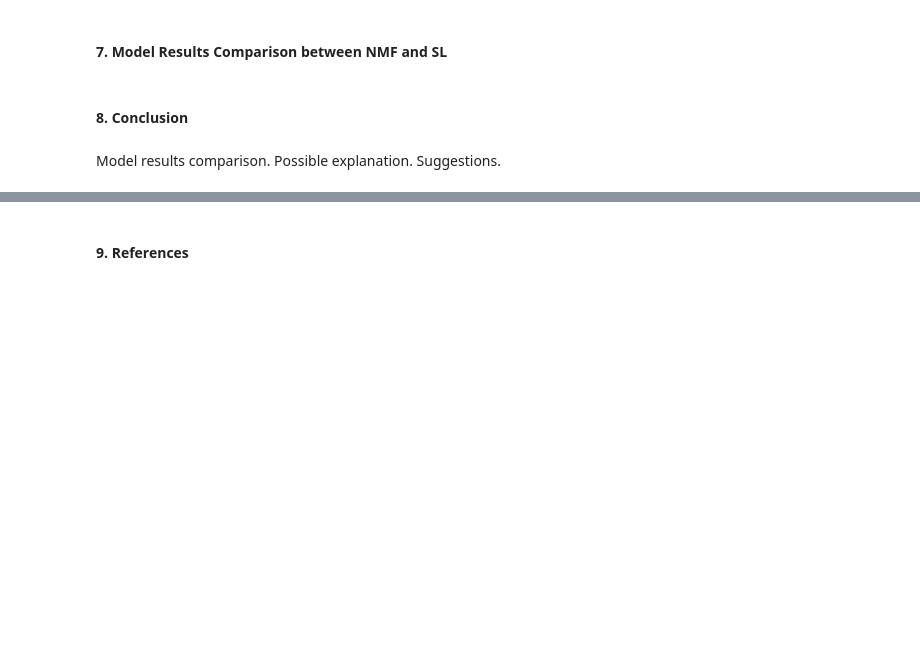
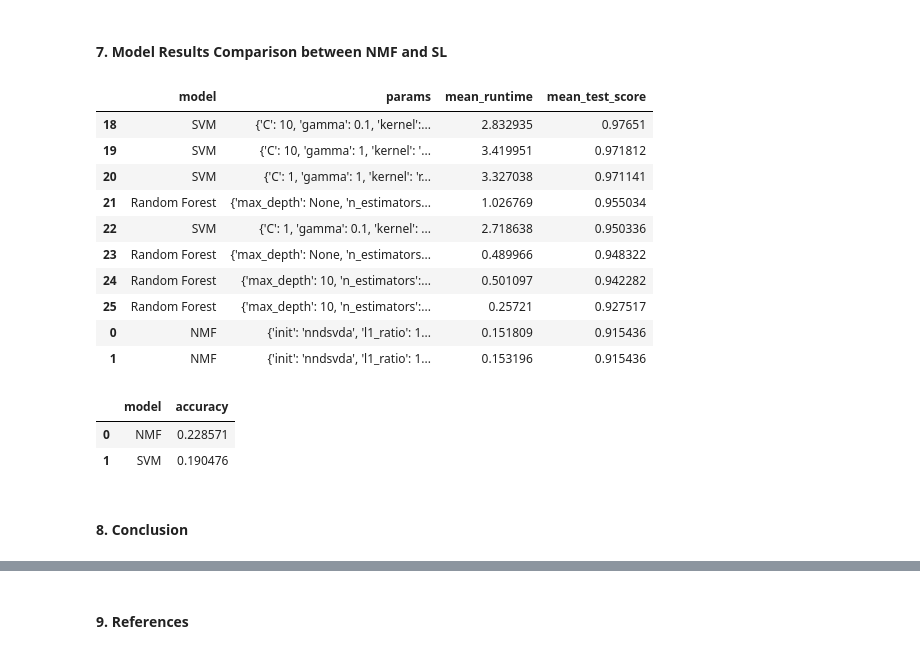
Before and after one commit to jaymanvirk/kaggle_bbc_news, a Jupyter notebook: bbc_news_classification_nmf_vs_sl.ipynb, the cells around one changed output, grey strips where cells are left out. Saved outputs shown, nothing was run; the diff lists cells and outputs as text; code cells hidden in the pictures; blank space fills up the shorter version.

```diff
--- a/bbc_news_classification_nmf_vs_sl.ipynb
+++ b/bbc_news_classification_nmf_vs_sl.ipynb
@@ -295,0 +398,19 @@ def get_model_results(X_train, y_train, X_test, y_test):
+# %%
+results_total = pd.concat([results_nmf, results_sl], axis=0, ignore_index=True)
+results_total = results_total.sort_values(by=['mean_test_score','mean_runtime']
+                          , ascending=[False,True])
+# %%
+# Top 10 Model Ratings
+results_total[:10]
+# %% [output]
+|  | model | params | mean_runtime | mean_test_score |
+| 18 | SVM | {'C': 10, 'gamma': 0.1, 'kernel':... | 2.832935 | 0.97651 |
+| 19 | SVM | {'C': 10, 'gamma': 1, 'kernel': '... | 3.419951 | 0.971812 |
+| 20 | SVM | {'C': 1, 'gamma': 1, 'kernel': 'r... | 3.327038 | 0.971141 |
+| 21 | Random Forest | {'max_depth': None, 'n_estimators... | 1.026769 | 0.955034 |
+| 22 | SVM | {'C': 1, 'gamma': 0.1, 'kernel': ... | 2.718638 | 0.950336 |
+| 23 | Random Forest | {'max_depth': None, 'n_estimators... | 0.489966 | 0.948322 |
+| 24 | Random Forest | {'max_depth': 10, 'n_estimators':... | 0.501097 | 0.942282 |
+| 25 | Random Forest | {'max_depth': 10, 'n_estimators':... | 0.25721 | 0.927517 |
+| 0 | NMF | {'init': 'nndsvda', 'l1_ratio': 1... | 0.151809 | 0.915436 |
+| 1 | NMF | {'init': 'nndsvda', 'l1_ratio': 1... | 0.153196 | 0.915436 |
@@ -296,4 +438,9 @@ def get_model_results(X_train, y_train, X_test, y_test):
+# %%
+# Table of top SL and NMF models comparison on the test dataset
+pd.DataFrame(table)
+# %% [output]
+|  | model | accuracy |
+| 0 | NMF | 0.228571 |
+| 1 | SVM | 0.190476 |
 # %% [markdown]
 #### 8. Conclusion <a class="anchor" id="conclusion"></a>
-# %% [markdown]
-Model results comparison. Possible explanation. Suggestions.
```
Also changed, not shown: parts of 28 cells of this notebook.
